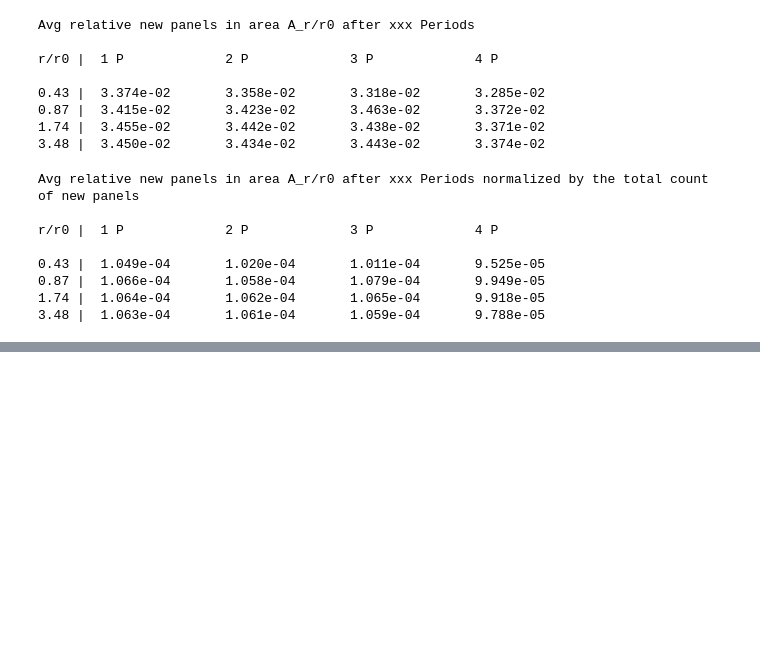
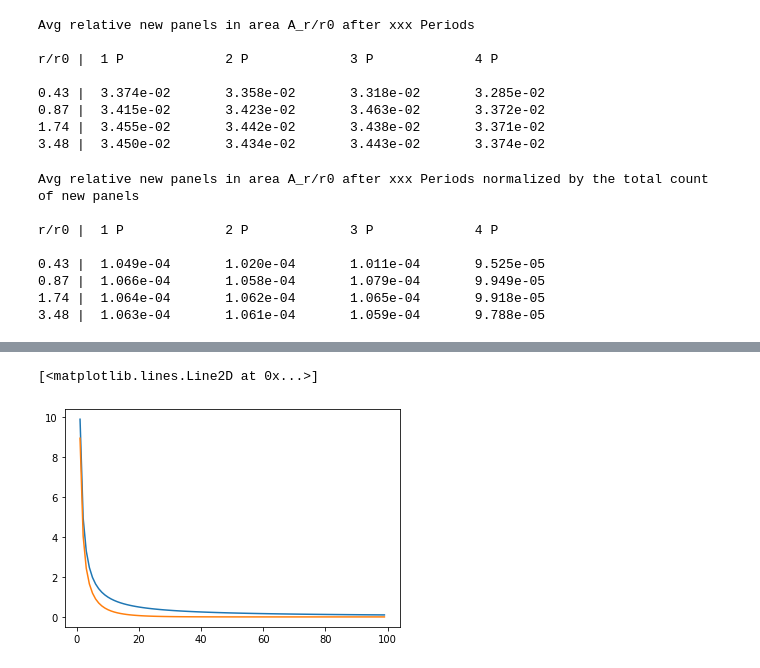
Before and after one commit to damhoe/pv-master, a Jupyter notebook: counter_evaluation.ipynb, the cells around one changed output, grey strips where cells are left out. Saved outputs shown, nothing was run; the diff lists cells and outputs as text; code cells hidden in the pictures; blank space fills up the shorter version.

```diff
--- a/counter_evaluation.ipynb
+++ b/counter_evaluation.ipynb
@@ -257,0 +656,7 @@ r/r0 |  1 P             2 P             3 P             4 P
+# %%
+x = np.linspace(0, 10, 100)
+plt.plot(1./x)
+plt.plot(1./np.exp(x) * 1./x)
+# %% [output]
+[<matplotlib.lines.Line2D at 0x...>]
+[figure, added]
```
Also changed, not shown: parts of 6 cells of this notebook, 7 other files.
